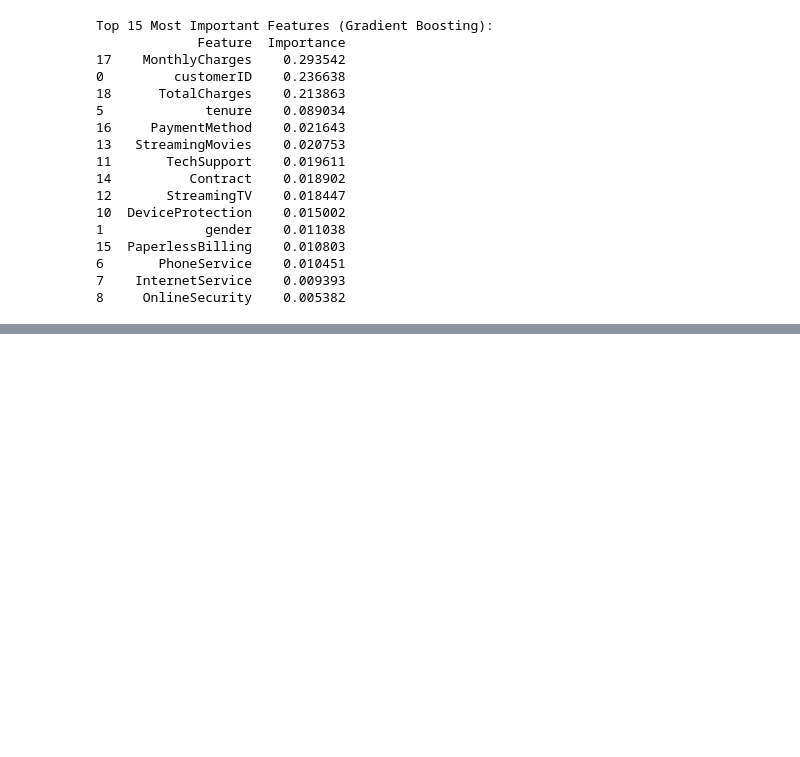
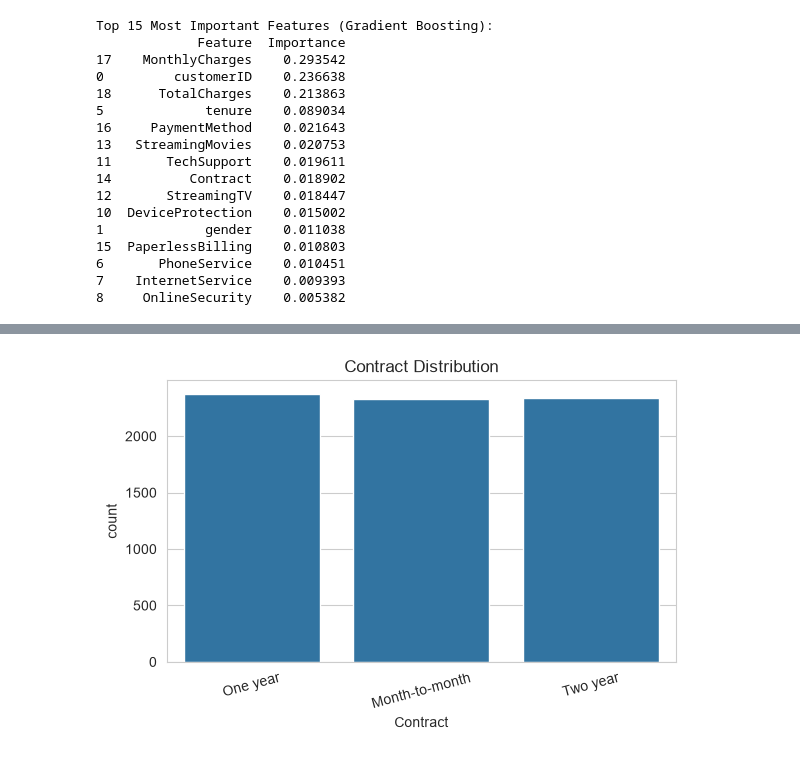
Before and after one commit to ManvithaBodla/Customer-Churn-Prediction, a Jupyter notebook: notebooks/Customer_Churn.ipynb, the cells around one changed output, grey strips where cells are left out. Cells and saved outputs as stored; diff of their text form; code cells hidden in the pictures; blank space fills up the shorter version.

```diff
--- a/notebooks/Customer_Churn.ipynb
+++ b/notebooks/Customer_Churn.ipynb
@@ -339,0 +402,10 @@ Top 15 Most Important Features (Gradient Boosting):
+# %%
+plt.figure(figsize=(6,4))
+sns.countplot(data=df, x='Contract')
+plt.title("Contract Distribution")
+plt.xticks(rotation=15)
+plt.tight_layout()
+plt.savefig("../outputs/contract_distribution.png", dpi=300)
+plt.show()
+# %% [output]
+[figure, added]
```
Also changed, not shown: parts of 14 cells of this notebook.
